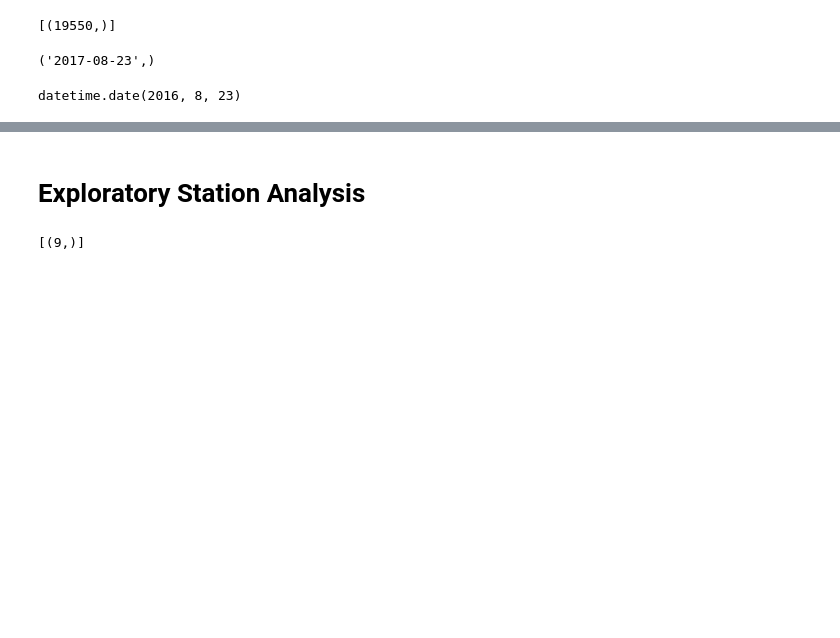
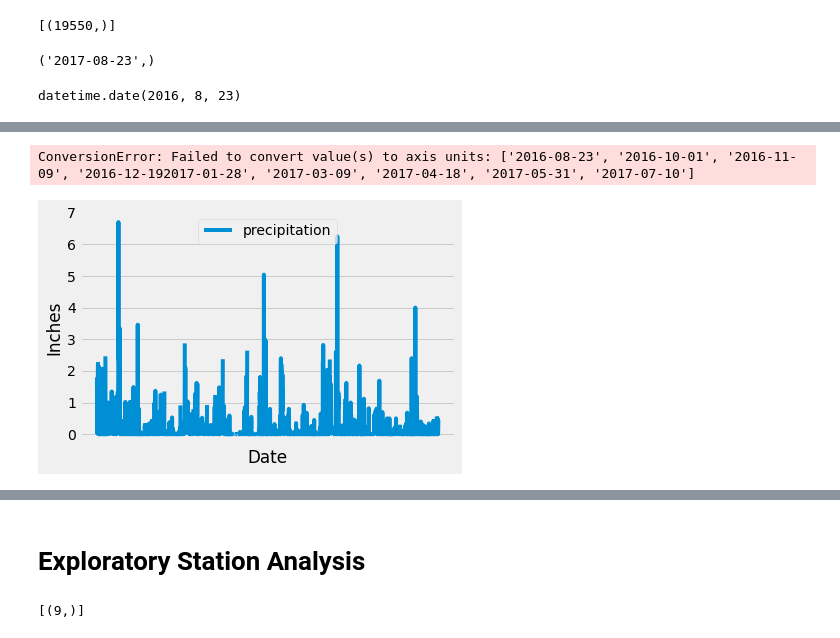
Before and after one commit to twolightsabovethesea/sqlalchemy-challenge, a Jupyter notebook: climate_starter.ipynb, the cells around one changed output, grey strips where cells are left out. Saved outputs shown, nothing was run; the diff lists cells and outputs as text; code cells hidden in the pictures; blank space fills up the shorter version.

```diff
--- a/climate_starter.ipynb
+++ b/climate_starter.ipynb
@@ -141,6 +141,17 @@ precipitation.head()
 | 2 | 2016-08-23 | 1.79 |
 | 3 | 2016-08-23 | 0.05 |
 | 4 | 2016-08-23 | 0.15 |
+# %%
+# plot the dataframe
+precipitation.plot()
+plt.ylabel('Inches')
+plt.xlabel('Date')
+xticks = ['2016-08-23', '2016-10-01', '2016-11-09', '2016-12-19'
+         '2017-01-28', '2017-03-09', '2017-04-18', '2017-05-31', '2017-07-10']
+plt.xticks([])
+# %% [output]
+ConversionError: Failed to convert value(s) to axis units: ['2016-08-23', '2016-10-01', '2016-11-09', '2016-12-192017-01-28', '2017-03-09', '2017-04-18', '2017-05-31', '2017-07-10']
+[figure, added]
 # %%
 # Use Pandas to calcualte the summary statistics for the precipitation data
 precipitation.describe()
```
Also changed, not shown: parts of 6 cells of this notebook.
